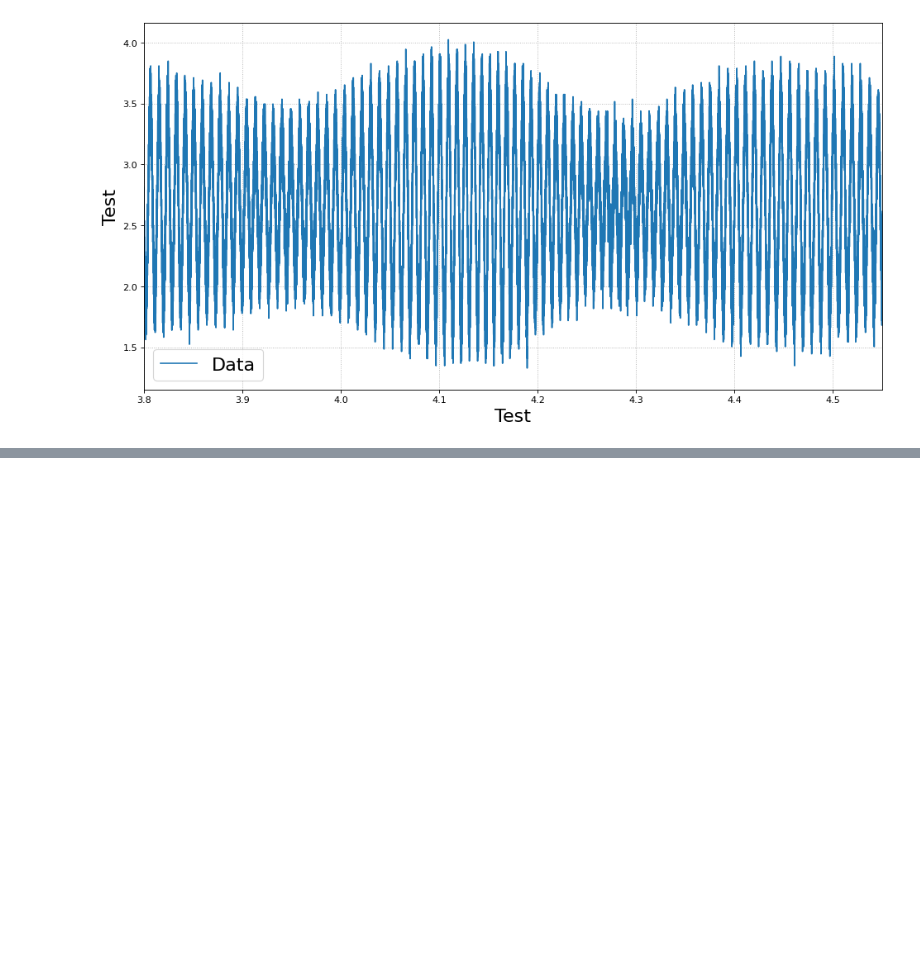
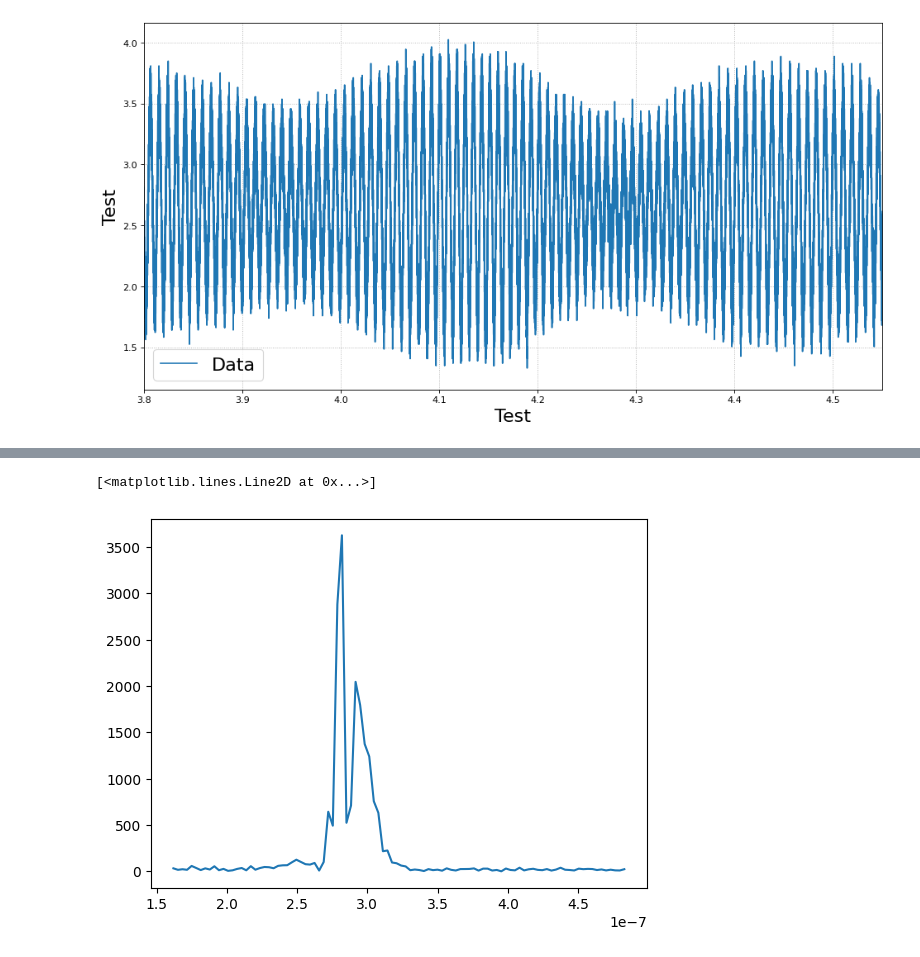
Before and after one commit to Friedrich-Jahns/Fortgeschrittenen-Praktikum-Physik, a Jupyter notebook: FP4_Michelson/A6/A6.ipynb, the cells around one changed output, grey strips where cells are left out. Cells and saved outputs as stored; diff of their text form; code cells hidden in the pictures; blank space fills up the shorter version.

```diff
--- a/FP4_Michelson/A6/A6.ipynb
+++ b/FP4_Michelson/A6/A6.ipynb
@@ -44,0 +45,6 @@ plt.plot(xs,np.abs(yf))
+# %%
+von,bis = 50,150
+plt.plot(xs[von:bis],np.abs(yf)[von:bis])
+# %% [output]
+[<matplotlib.lines.Line2D at 0x...>]
+[figure, added]
```
Also changed, not shown: parts of 1 cell of this notebook, 3 other files.
